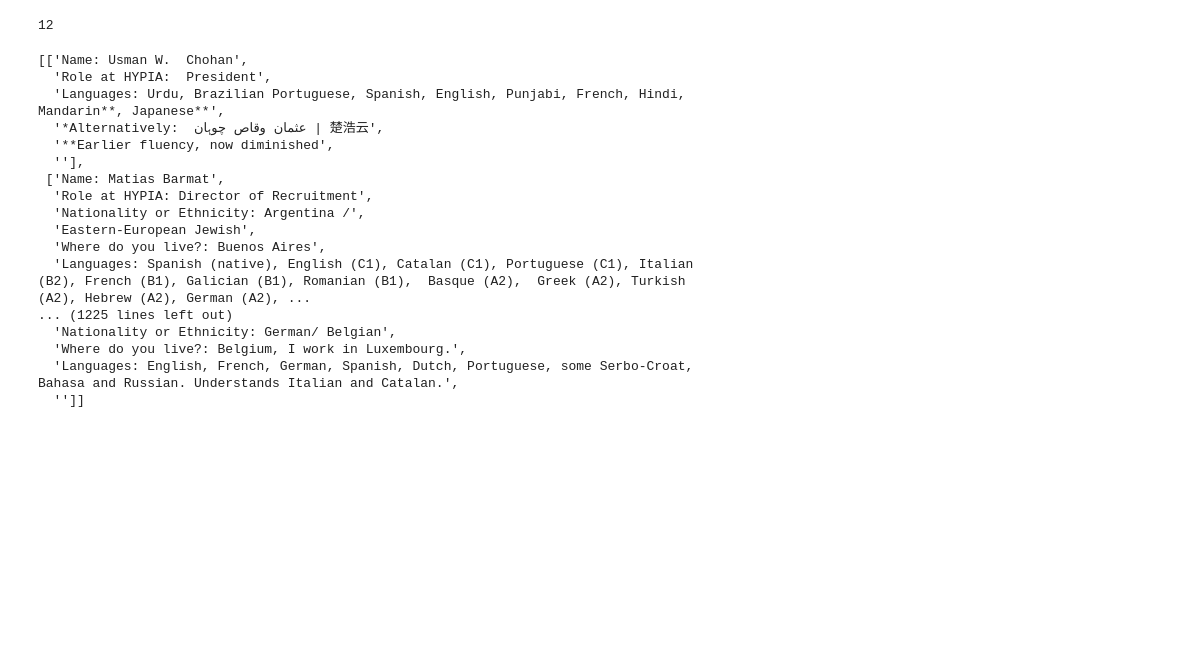
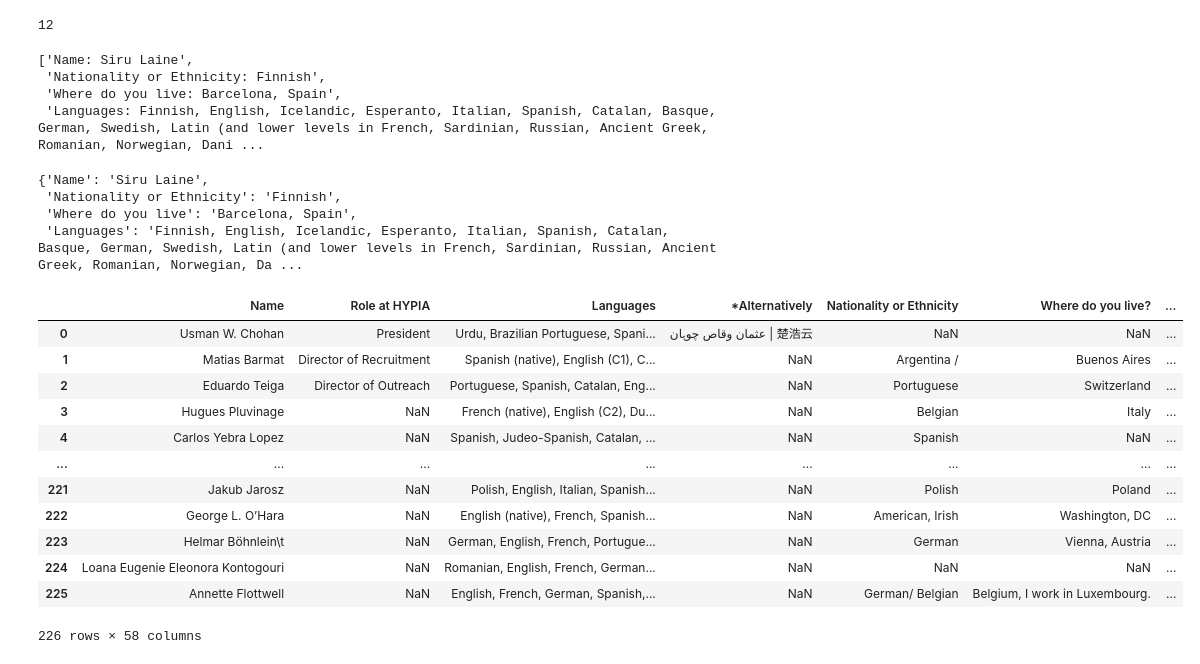
Before and after one commit to kebuhcah/experiments, a Jupyter notebook: hypia_langs.ipynb, the cells around one changed output. Cells and saved outputs as stored; diff of their text form; code cells hidden in the pictures; blank space fills up the shorter version.

Commit message:
initial attempt at parsing shortDescription, quite messy

```diff
--- a/hypia_langs.ipynb
+++ b/hypia_langs.ipynb
@@ -18,27 +19,56 @@ for i in range(1,13):
             results.append(result['items'])
         elif 'data' in result: # applies only for page 1
             results.append(result['data']['items'])
+
+len(results)
+# %% [output]
+12
-# %%
-len(results)
-# %% [output]
-12
 # %%
-[profile['shortDescription'].split('\n') for page in results for profile in page]
+shortDescs = [profile['shortDescription'].split('\n') for page in results for profile in page]
+
+sample = shortDescs[random.randrange(len(shortDescs))]
+
+sample
 # %% [output]
-[['Name: Usman W.  Chohan',
-  'Role at HYPIA:  President',
-  'Languages: Urdu, Brazilian Portuguese, Spanish, English, Punjabi, French, Hindi, Mandarin**, Japanese**',
-  '*Alternatively:  عثمان وقاص چوہان | 楚浩云',
-  '**Earlier fluency, now diminished',
-  ''],
- ['Name: Matias Barmat',
-  'Role at HYPIA: Director of Recruitment',
-  'Nationality or Ethnicity: Argentina /',
-  'Eastern-European Jewish',
-  'Where do you live?: Buenos Aires',
-  'Languages: Spanish (native), English (C1), Catalan (C1), Portuguese (C1), Italian (B2), French (B1), Galician (B1), Romanian (B1),  Basque (A2),  Greek (A2), Turkish (A2), Hebrew (A2), German (A2), ...
-... (1225 lines left out)
-  'Nationality or Ethnicity: German/ Belgian',
-  'Where do you live?: Belgium, I work in Luxembourg.',
-  'Languages: English, French, German, Spanish, Dutch, Portuguese, some Serbo-Croat, Bahasa and Russian. Understands Italian and Catalan.',
-  '']]
+['Name: Siru Laine',
+ 'Nationality or Ethnicity: Finnish',
+ 'Where do you live: Barcelona, Spain',
+ 'Languages: Finnish, English, Icelandic, Esperanto, Italian, Spanish, Catalan, Basque, German, Swedish, Latin (and lower levels in French, Sardinian, Russian, Ancient Greek, Romanian, Norwegian, Dani ...
+# %%
+def processDescription(sd):
+    output = {}
+    key = ''
+    for line in sd:
+        #print(line)
+        value = ''
+        if ': ' in line:
+            key, *value = line.split(': ')
+            key = key.strip()
+            output[key] = ': '.join(value)
+        elif key != '':
+            output[key] = output[key] + ': '.join(value)
+    return output
+
+processDescription(sample)
+# %% [output]
+{'Name': 'Siru Laine',
+ 'Nationality or Ethnicity': 'Finnish',
+ 'Where do you live': 'Barcelona, Spain',
+ 'Languages': 'Finnish, English, Icelandic, Esperanto, Italian, Spanish, Catalan, Basque, German, Swedish, Latin (and lower levels in French, Sardinian, Russian, Ancient Greek, Romanian, Norwegian, Da ...
+# %%
+rawData = DataFrame([processDescription(sd) for sd in shortDescs])
+rawData
+# %% [output]
+|  | Name | Role at HYPIA | Languages | *Alternatively | Nationality or Ethnicity | Where do you live? | ... |
+| 0 | Usman W. Chohan | President | Urdu, Brazilian Portuguese, Spani... | عثمان وقاص چوہان | 楚浩云 | NaN | NaN | ... |
+| 1 | Matias Barmat | Director of Recruitment | Spanish (native), English (C1), C... | NaN | Argentina / | Buenos Aires | ... |
+| 2 | Eduardo Teiga | Director of Outreach | Portuguese, Spanish, Catalan, Eng... | NaN | Portuguese | Switzerland | ... |
+| 3 | Hugues Pluvinage | NaN | French (native), English (C2), Du... | NaN | Belgian | Italy | ... |
+| 4 | Carlos Yebra Lopez | NaN | Spanish, Judeo-Spanish, Catalan, ... | NaN | Spanish | NaN | ... |
+| ... | ... | ... | ... | ... | ... | ... | ... |
+| 221 | Jakub Jarosz | NaN | Polish, English, Italian, Spanish... | NaN | Polish | Poland | ... |
+| 222 | George L. O’Hara | NaN | English (native), French, Spanish... | NaN | American, Irish | Washington, DC | ... |
+| 223 | Helmar Böhnlein\t | NaN | German, English, French, Portugue... | NaN | German | Vienna, Austria | ... |
+| 224 | Loana Eugenie Eleonora Kontogouri | NaN | Romanian, English, French, German... | NaN | NaN | NaN | ... |
+| 225 | Annette Flottwell | NaN | English, French, German, Spanish,... | NaN | German/ Belgian | Belgium, I work in Luxembourg. | ... |
+226 rows × 58 columns
```
Also changed, not shown: parts of 3 cells of this notebook.
